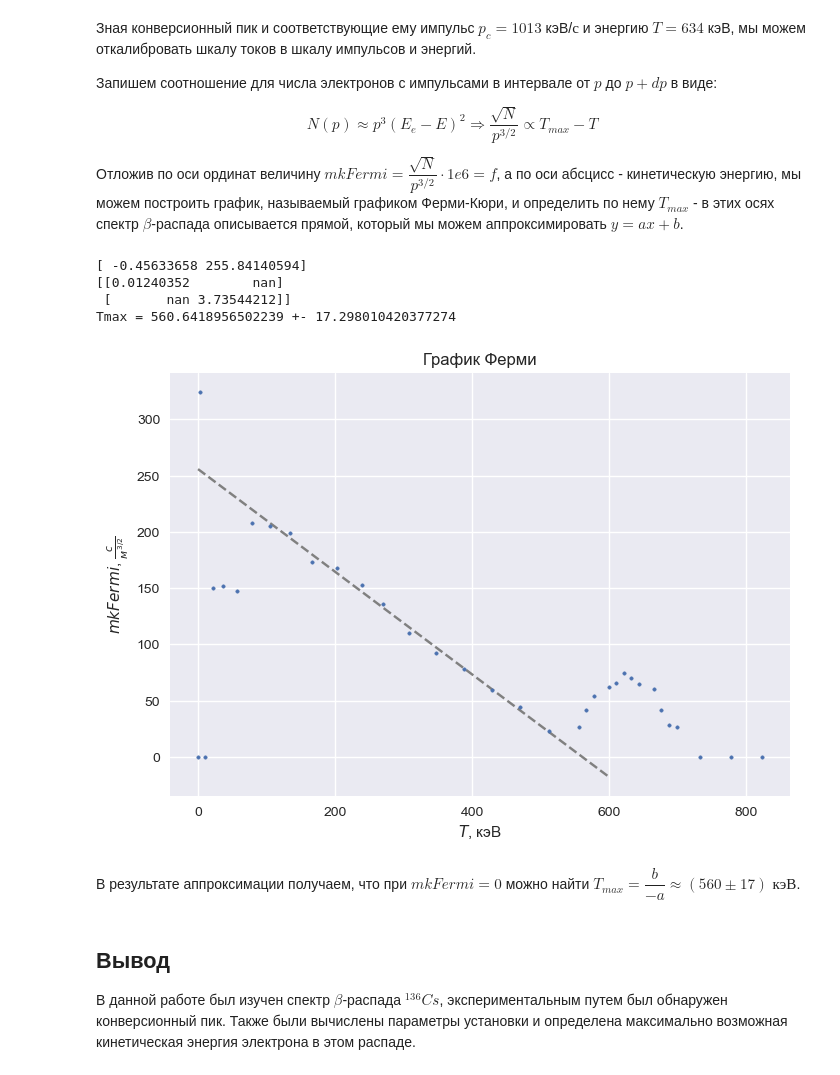
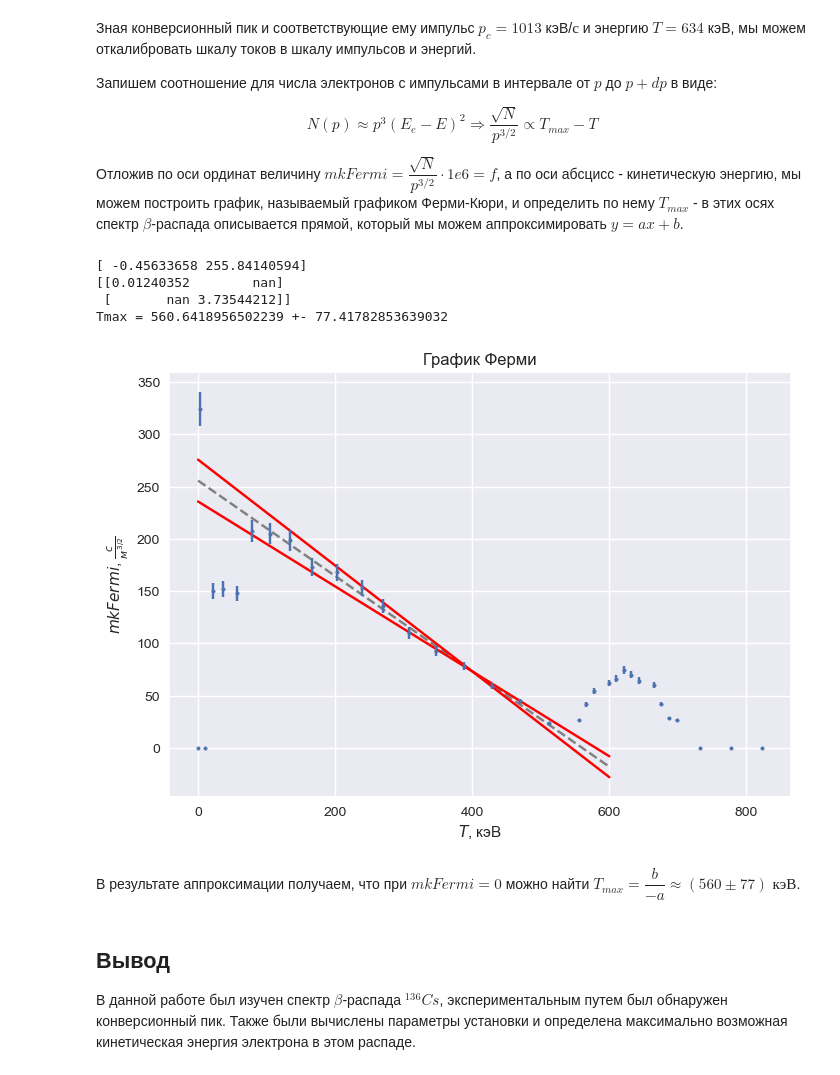
Before and after one commit to A1rsenij/Labs_physics, a Jupyter notebook: 5.4.2/5.4.2.ipynb, the cells around one changed output. Drawn from its saved outputs; the diff is of its cells as text; code cells hidden in the pictures.

```diff
--- a/5.4.2/5.4.2.ipynb
+++ b/5.4.2/5.4.2.ipynb
@@ -242,31 +242,39 @@ $$
 # %%
 T = np.array([0, 2.9, 9.9, 21.6, 36.7, 56.3, 79.3, 105.5, 134.3, 165.5, 202.2, 238.8, 270.4, 308.3, 347.3, 387.4, 428.3, 470.0, 512.4, 555.3, 566.1, 577.0, 598.8, 609.7, 620.7, 631.7, 642.8, 664.9, 676.0, 687.1, 698.3, 731.8, 776.9, 822.3])
 f = np.array([0, 324.2068, 0, 150.3952, 151.9758, 147.8620, 207.9496, 205.1995, 198.6966, 172.9400, 168.0021, 152.8280, 135.9033, 110.0751, 92.6473, 78.4407, 59.4857, 44.5599, 23.4410, 26.6655, 41.6987, 54.3224, 62.3298, 66.1862, 74.4908, 70.2106, 64.4482, 60.2673, 41.9625, 28.2550, 26.6171, 0, 0, 0])
 
+delta1, delta2 = 0.05, -20
 k, cov= np.polyfit(T[np.where((T > 100) & (T < 500))], f[np.where((T > 100) & (T < 500))], 1, cov=True)
 print(k, np.sqrt(cov), sep="\n")
-print("Tmax =", k[1]/-k[0], "+-", np.sqrt((cov[0][0]/k[0]**2) + (cov[1][1]/k[1]**2)) *  k[1]/-k[0])
+print("Tmax =", k[1]/-k[0], "+-", np.sqrt(((cov[0][0] + delta1**2)/k[0]**2) + ((cov[1][1] + delta2**2)/k[1]**2)) *  k[1]/-k[0])
 f_p = np.polyval(k, np.linspace(0, 600, 50))
 
+f_p1 = np.polyval([k[0] - delta1, k[1] - delta2], np.linspace(0, 600, 50))
+f_p2 = np.polyval([k[0] + delta1, k[1] + delta2], np.linspace(0, 600, 50))
+
+f_err = np.abs(f * 0.05)
 
 plt.style.use('seaborn-v0_8')
 
 plt.scatter(T, f, s=25, zorder=5, marker='.')
+plt.errorbar(T, f, xerr=0, yerr=f_err, fmt='none', zorder=4)
 plt.plot(np.linspace(0, 600, 50), f_p, linestyle='--', color='grey', zorder=3)
+plt.plot(np.linspace(0, 600, 50), f_p1, linestyle='-', color='red', zorder=3)
+plt.plot(np.linspace(0, 600, 50), f_p2, linestyle='-', color='red', zorder=3)
 
 plt.xlabel('$T$, кэВ')
 plt.ylabel(r'$mkFermi$, $\frac{c}{м^{3/2}}$')
 plt.title(r"График Ферми")
 
 plt.show()
 # %% [output]
 [ -0.45633658 255.84140594]
 [[0.01240352        nan]
  [       nan 3.73544212]]
-Tmax = 560.6418956502239 +- 17.298010420377274
+Tmax = 560.6418956502239 +- 77.41782853639032
-[figure, old version]
+[figure, new version]
 # %% [markdown]
-В результате аппроксимации получаем, что при $ mkFermi = 0 $ можно найти $ T_{max} = \dfrac{b}{-a} \approx (560 \pm 17) \; кэВ $.
+В результате аппроксимации получаем, что при $ mkFermi = 0 $ можно найти $ T_{max} = \dfrac{b}{-a} \approx (560 \pm 77) \; кэВ $.
 # %% [markdown]
 ## Вывод
 
```
Also changed, not shown: parts of 3 cells of this notebook.
